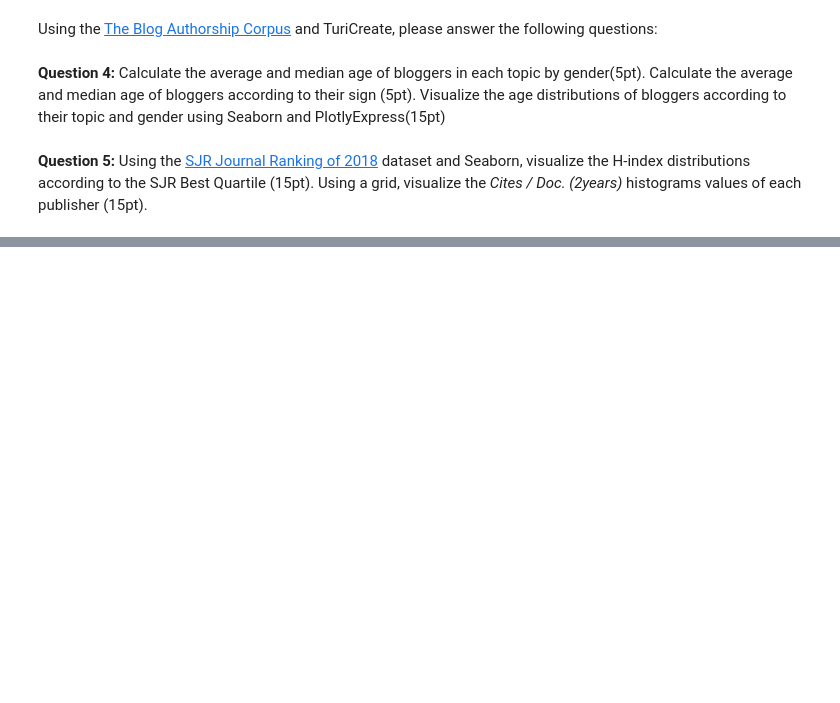
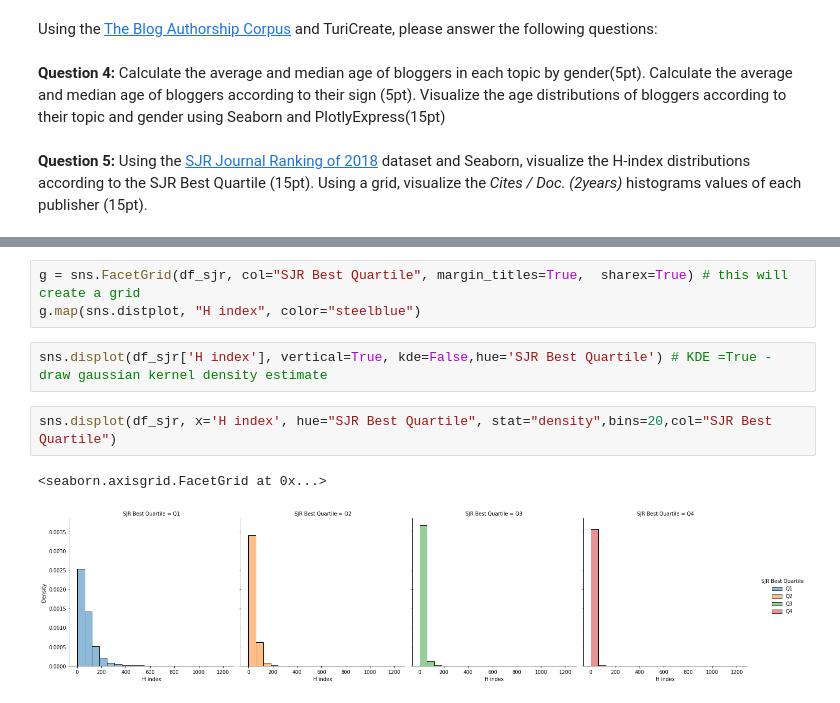
Before and after one commit to southjohn64/data_mine, a Jupyter notebook: Copy_of_HW_3.ipynb, the cells around one changed output, grey strips where cells are left out. Cells and saved outputs as stored; diff of their text form; blank space fills up the shorter version.

```diff
--- a/Copy_of_HW_3.ipynb
+++ b/Copy_of_HW_3.ipynb
@@ -290,0 +341,10 @@ Visualize the age distributions  of bloggers according to their  topic and gende
+# %%
+g = sns.FacetGrid(df_sjr, col="SJR Best Quartile", margin_titles=True,  sharex=True) # this will create a grid
+g.map(sns.distplot, "H index", color="steelblue")
+# %%
+sns.displot(df_sjr['H index'], vertical=True, kde=False,hue='SJR Best Quartile') # KDE =True - draw gaussian kernel density estimate
+# %%
+sns.displot(df_sjr, x='H index', hue="SJR Best Quartile", stat="density",bins=20,col="SJR Best Quartile")
+# %% [output]
+<seaborn.axisgrid.FacetGrid at 0x...>
+[figure, added]
```
Also changed, not shown: parts of 10 cells of this notebook.
